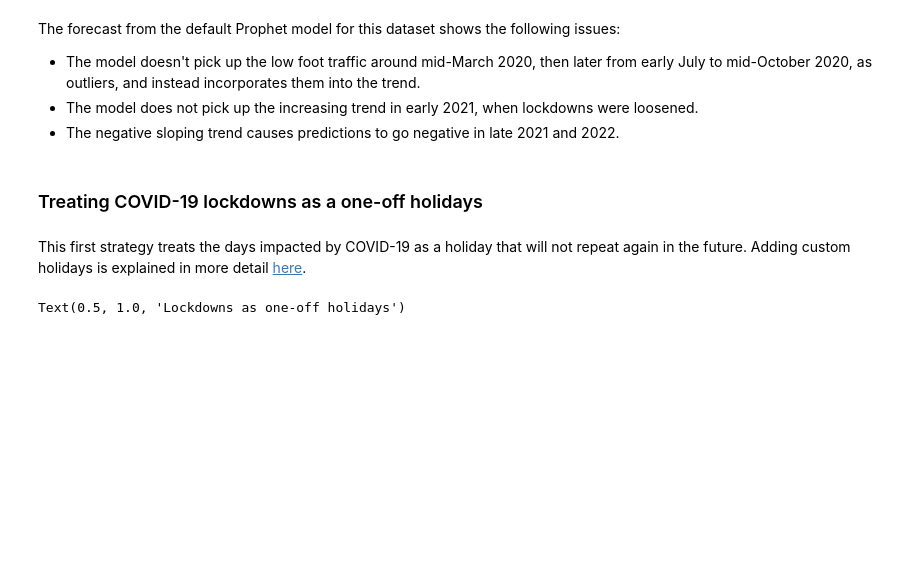
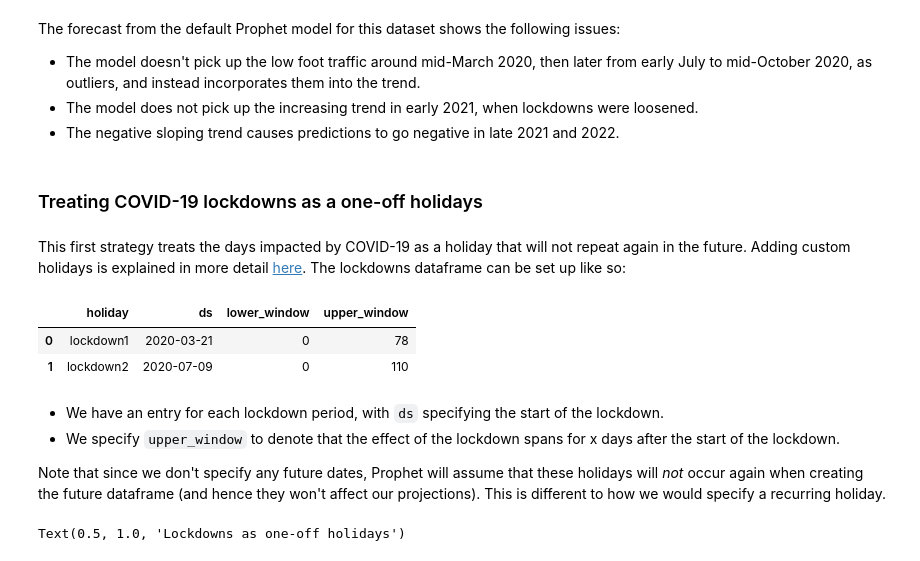
Before and after one commit to facebook/prophet, a Jupyter notebook: notebooks/handling_impact_of_covid-19.ipynb, the cells around one changed output. Drawn from its saved outputs; the diff is of its cells as text; code cells hidden in the pictures; blank space fills up the shorter version.

Commit message:
more detailed explanations of individual steps:

```diff
--- a/notebooks/handling_impact_of_covid-19.ipynb
+++ b/notebooks/handling_impact_of_covid-19.ipynb
@@ -72,16 +81,27 @@ The forecast from the default Prophet model for this dataset shows the following
 # %% [markdown]
 ### Treating COVID-19 lockdowns as a one-off holidays
 # %% [markdown]
-This first strategy treats the days impacted by COVID-19 as a holiday that will not repeat again in the future. Adding custom holidays is explained in more detail [here](https://facebook.github.io/prophet/docs/seasonality,_holiday_effects,_and_regressors.html#modeling-holidays-and-special-events).
+This first strategy treats the days impacted by COVID-19 as a holiday that will not repeat again in the future. Adding custom holidays is explained in more detail [here](https://facebook.github.io/prophet/docs/seasonality,_holiday_effects,_and_regressors.html#modeling-holidays-and-special-events). The lockdowns dataframe can be set up like so:
 # %%
 # Lockdown 1 = 2020-03-21 to 2020-06-06 inclusive
 # Lockdown 2 (second wave) = 2020-07-09 to 2021-10-27 inclusive
 lockdowns = pd.DataFrame({
     'holiday': ['lockdown1', 'lockdown2'],
     'ds': pd.to_datetime(["2020-03-21", '2020-07-09']),
     'lower_window': [0, 0],
     'upper_window': [78, 110],
 })
+
+lockdowns
+# %% [output]
+|  | holiday | ds | lower_window | upper_window |
+| 0 | lockdown1 | 2020-03-21 | 0 | 78 |
+| 1 | lockdown2 | 2020-07-09 | 0 | 110 |
+# %% [markdown]
+* We have an entry for each lockdown period, with `ds` specifying the start of the lockdown.
+* We specify `upper_window` to denote that the effect of the lockdown spans for x days after the start of the lockdown.
+
+Note that since we don't specify any future dates, Prophet will assume that these holidays will _not_ occur again when creating the future dataframe (and hence they won't affect our projections). This is different to how we would specify a recurring holiday.
 # %%
 m2 = Prophet(holidays=lockdowns)
 m2.fit(df)
```
Also changed, not shown: parts of 14 cells of this notebook, 17 other files.
